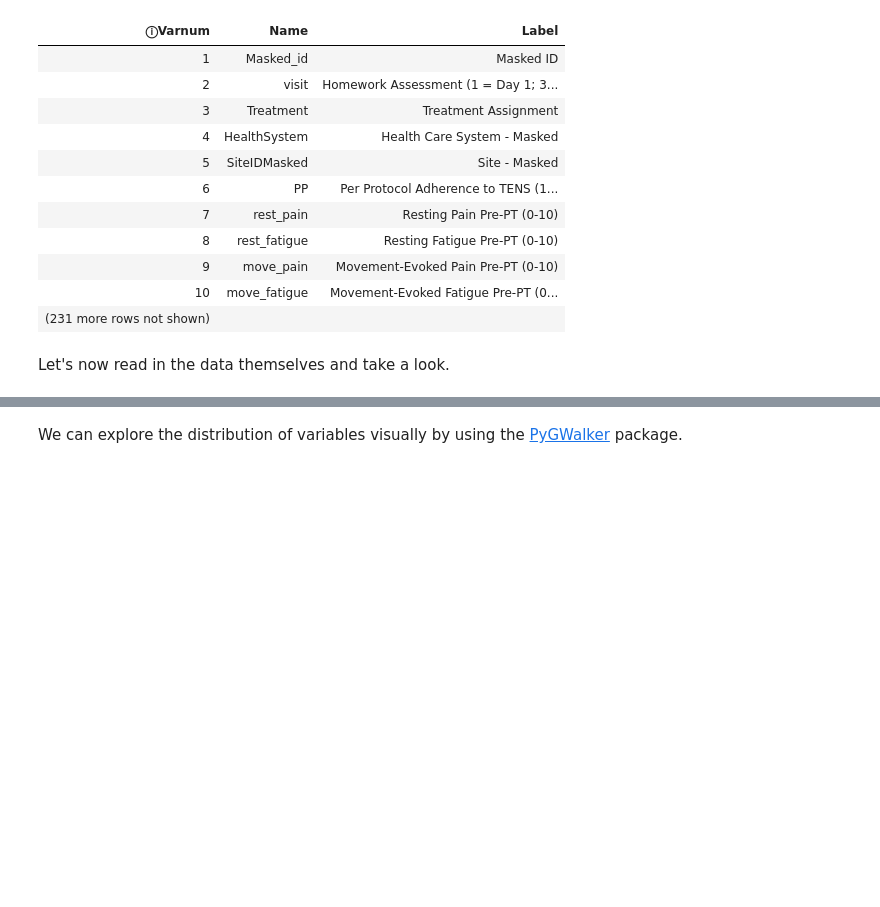
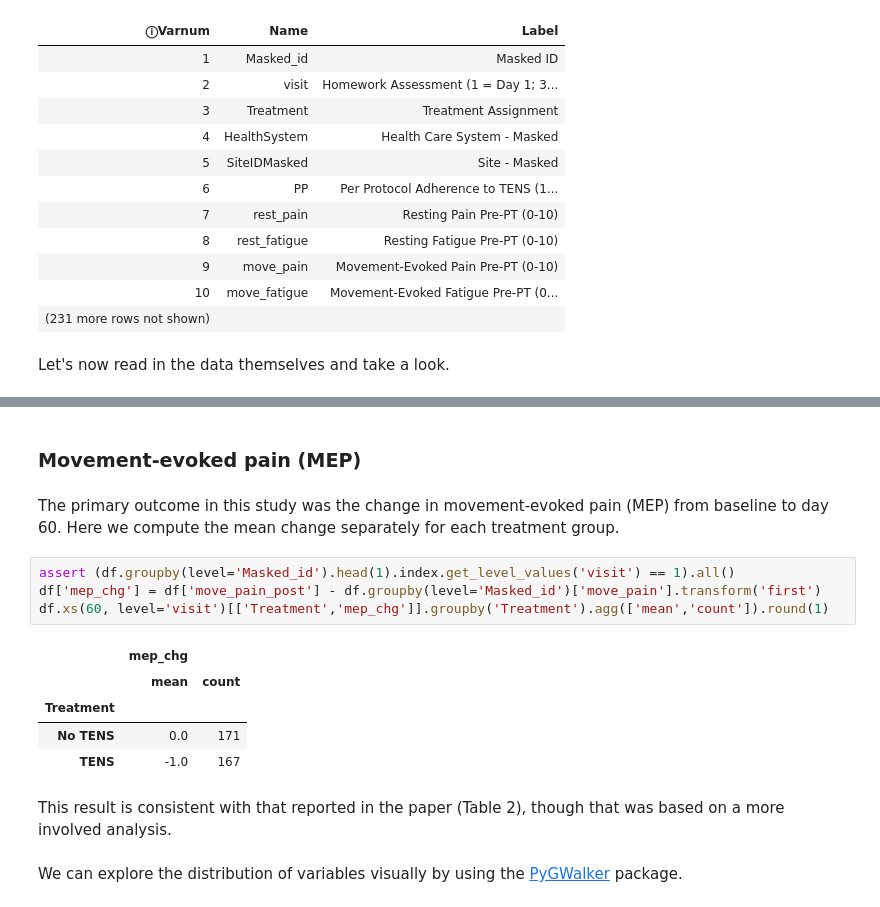
Before and after one commit to uc-cdis/heal-notebooks, a Jupyter notebook: notebooks/HDP01498/HDP01498.ipynb, the cells around one changed output, grey strips where cells are left out. Cells and saved outputs as stored; diff of their text form; blank space fills up the shorter version.

```diff
--- a/notebooks/HDP01498/HDP01498.ipynb
+++ b/notebooks/HDP01498/HDP01498.ipynb
@@ -188,3 +202,19 @@ Name: count, dtype: int64
+# %% [markdown]
+### Movement-evoked pain (MEP)
+# %% [markdown]
+The primary outcome in this study was the change in movement-evoked pain (MEP) from baseline to day 60. Here we compute the mean change separately for each treatment group.
+# %%
+assert (df.groupby(level='Masked_id').head(1).index.get_level_values('visit') == 1).all()
+df['mep_chg'] = df['move_pain_post'] - df.groupby(level='Masked_id')['move_pain'].transform('first')
+df.xs(60, level='visit')[['Treatment','mep_chg']].groupby('Treatment').agg(['mean','count']).round(1)
+# %% [output]
+|  | mep_chg |  |
+|  | mean | count |
+| Treatment |  |  |
+| No TENS | 0.0 | 171 |
+| TENS | -1.0 | 167 |
+# %% [markdown]
+This result is consistent with that reported in the paper (Table 2), though that was based on a more involved analysis.
 # %% [markdown]
 We can explore the distribution of variables visually by using the [PyGWalker](https://kanaries.net/pygwalker) package.
 # %%
```
Also changed, not shown: parts of 8 cells of this notebook.
